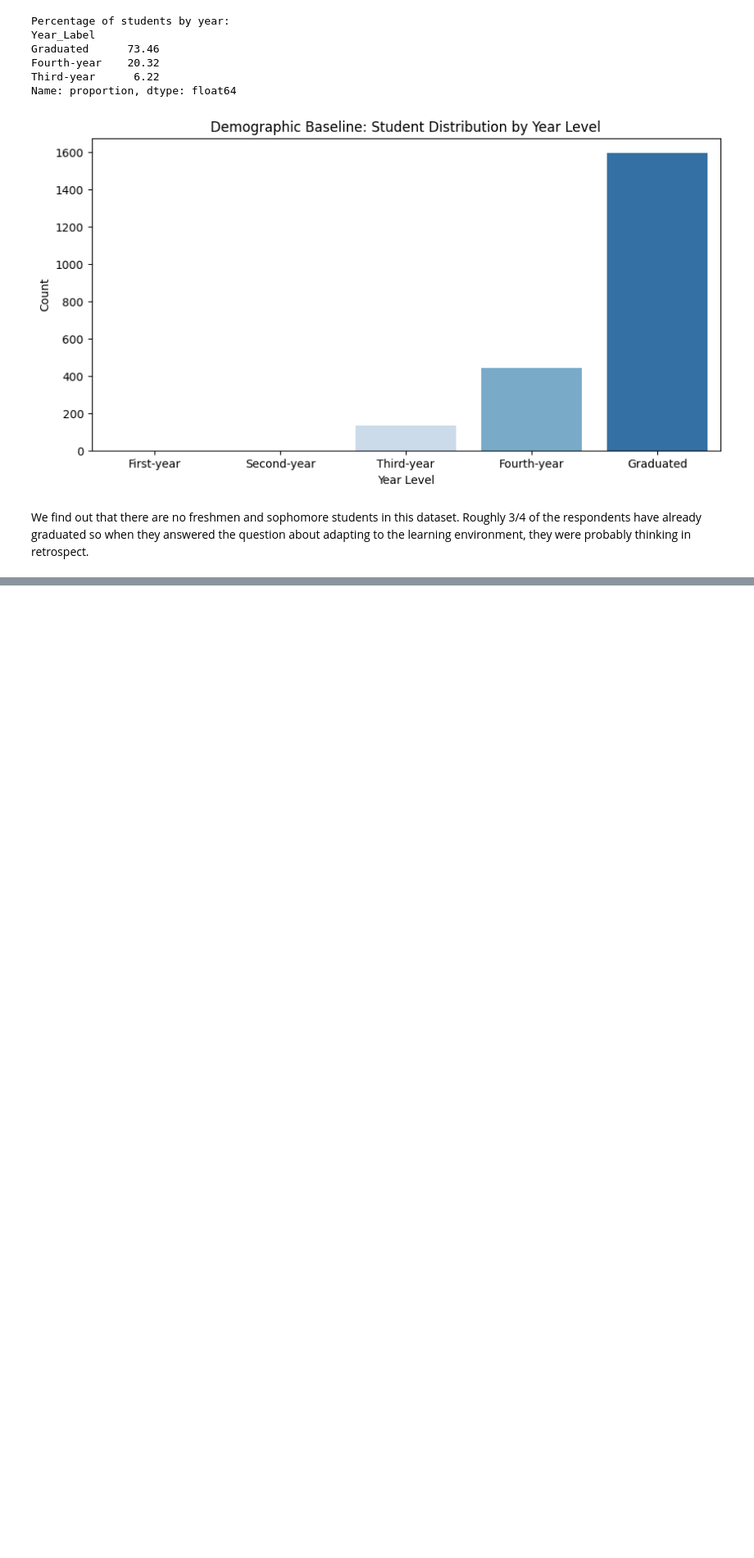
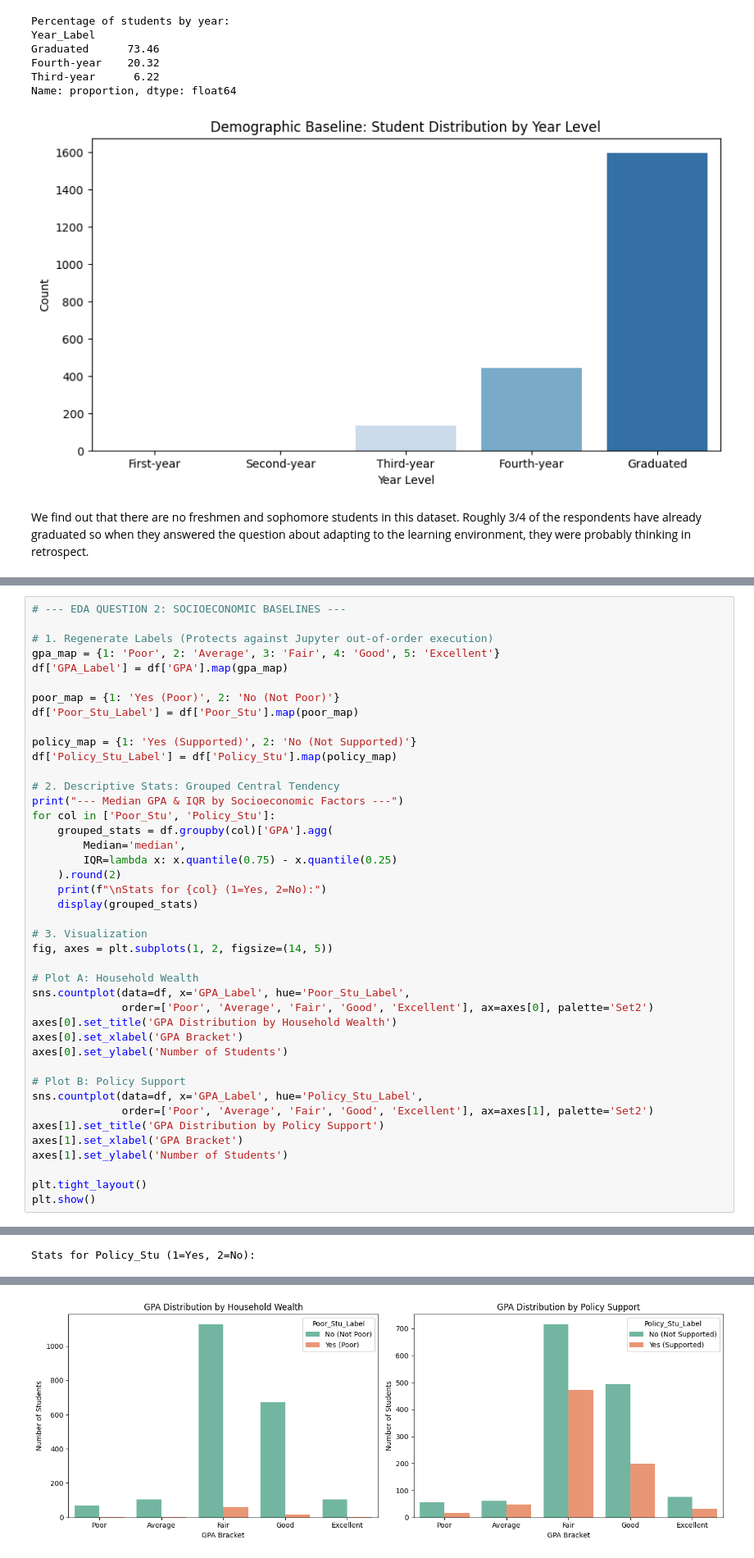
Before and after one commit to axlndy/cbsweg2-cbadvai-cbdatsi-project, a Jupyter notebook: notebooks/01_eda.ipynb, the cells around one changed output, grey strips where cells are left out. Shown at 82% size. Saved outputs shown, nothing was run; the diff lists cells and outputs as text; blank space fills up the shorter version.

```diff
--- a/notebooks/01_eda.ipynb
+++ b/notebooks/01_eda.ipynb
@@ -186,0 +243,43 @@ We find out that there are no freshmen and sophomore students in this dataset. R
+# %%
+# --- EDA QUESTION 2: SOCIOECONOMIC BASELINES ---
+
+# 1. Regenerate Labels (Protects against Jupyter out-of-order execution)
+gpa_map = {1: 'Poor', 2: 'Average', 3: 'Fair', 4: 'Good', 5: 'Excellent'}
+df['GPA_Label'] = df['GPA'].map(gpa_map)
+
+poor_map = {1: 'Yes (Poor)', 2: 'No (Not Poor)'}
+df['Poor_Stu_Label'] = df['Poor_Stu'].map(poor_map)
+
+policy_map = {1: 'Yes (Supported)', 2: 'No (Not Supported)'}
+df['Policy_Stu_Label'] = df['Policy_Stu'].map(policy_map)
+
+# 2. Descriptive Stats: Grouped Central Tendency
+print("--- Median GPA & IQR by Socioeconomic Factors ---")
+for col in ['Poor_Stu', 'Policy_Stu']:
+    grouped_stats = df.groupby(col)['GPA'].agg(
+        Median='median',
+        IQR=lambda x: x.quantile(0.75) - x.quantile(0.25)
+    ).round(2)
+    print(f"\nStats for {col} (1=Yes, 2=No):")
+    display(grouped_stats)
+
+# 3. Visualization
+fig, axes = plt.subplots(1, 2, figsize=(14, 5))
+
+# Plot A: Household Wealth
+sns.countplot(data=df, x='GPA_Label', hue='Poor_Stu_Label',
+              order=['Poor', 'Average', 'Fair', 'Good', 'Excellent'], ax=axes[0], palette='Set2')
+axes[0].set_title('GPA Distribution by Household Wealth')
+axes[0].set_xlabel('GPA Bracket')
+axes[0].set_ylabel('Number of Students')
+
+# Plot B: Policy Support
+sns.countplot(data=df, x='GPA_Label', hue='Policy_Stu_Label',
+              order=['Poor', 'Average', 'Fair', 'Good', 'Excellent'], ax=axes[1], palette='Set2')
+axes[1].set_title('GPA Distribution by Policy Support')
+axes[1].set_xlabel('GPA Bracket')
+axes[1].set_ylabel('Number of Students')
+
+plt.tight_layout()
+plt.show()
+# %% [output]
@@ -186,0 +293 @@ We find out that there are no freshmen and sophomore students in this dataset. R
+Stats for Policy_Stu (1=Yes, 2=No):
@@ -186,0 +298 @@ We find out that there are no freshmen and sophomore students in this dataset. R
+[figure, added]
```
Also changed, not shown: parts of 6 cells of this notebook.
